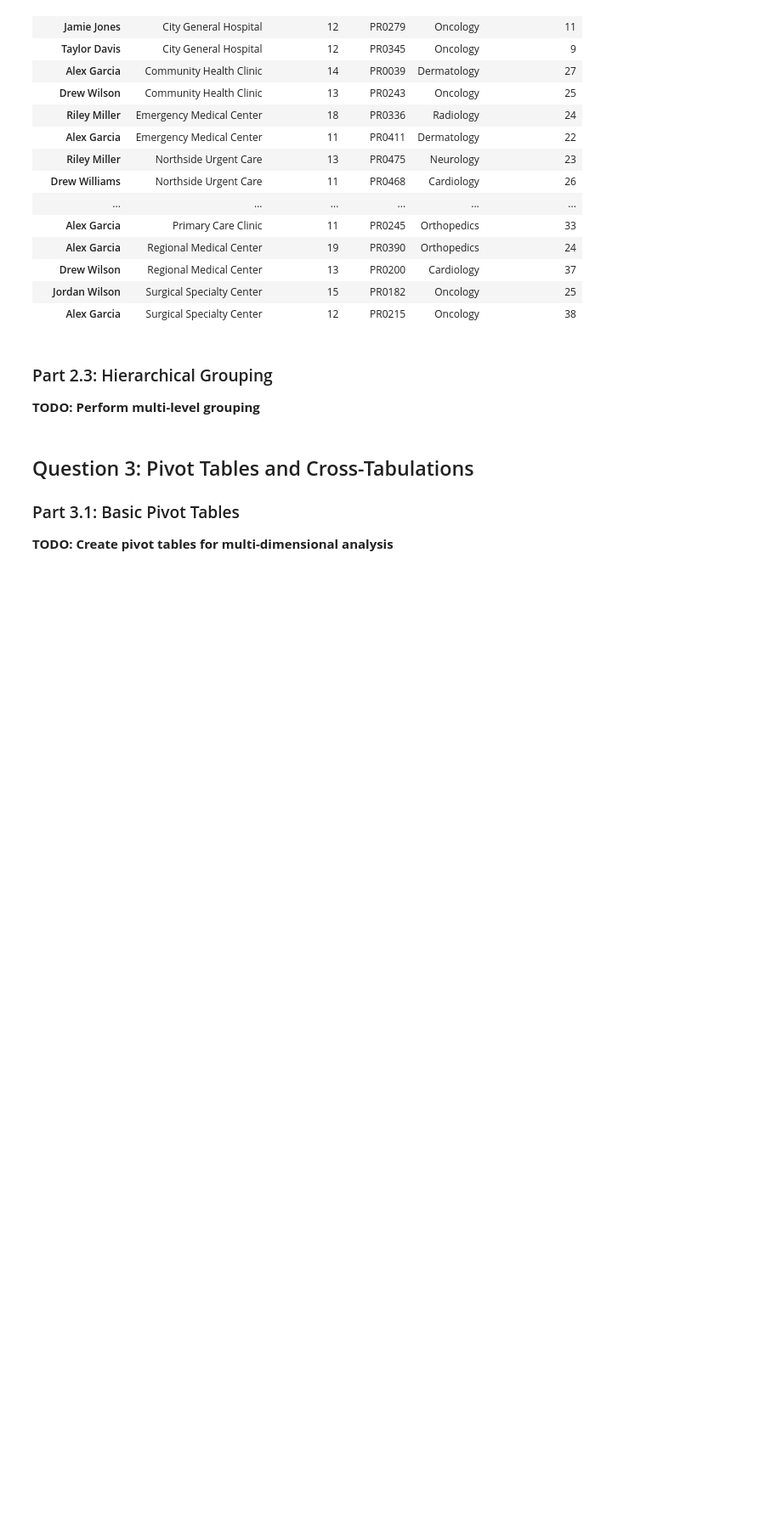
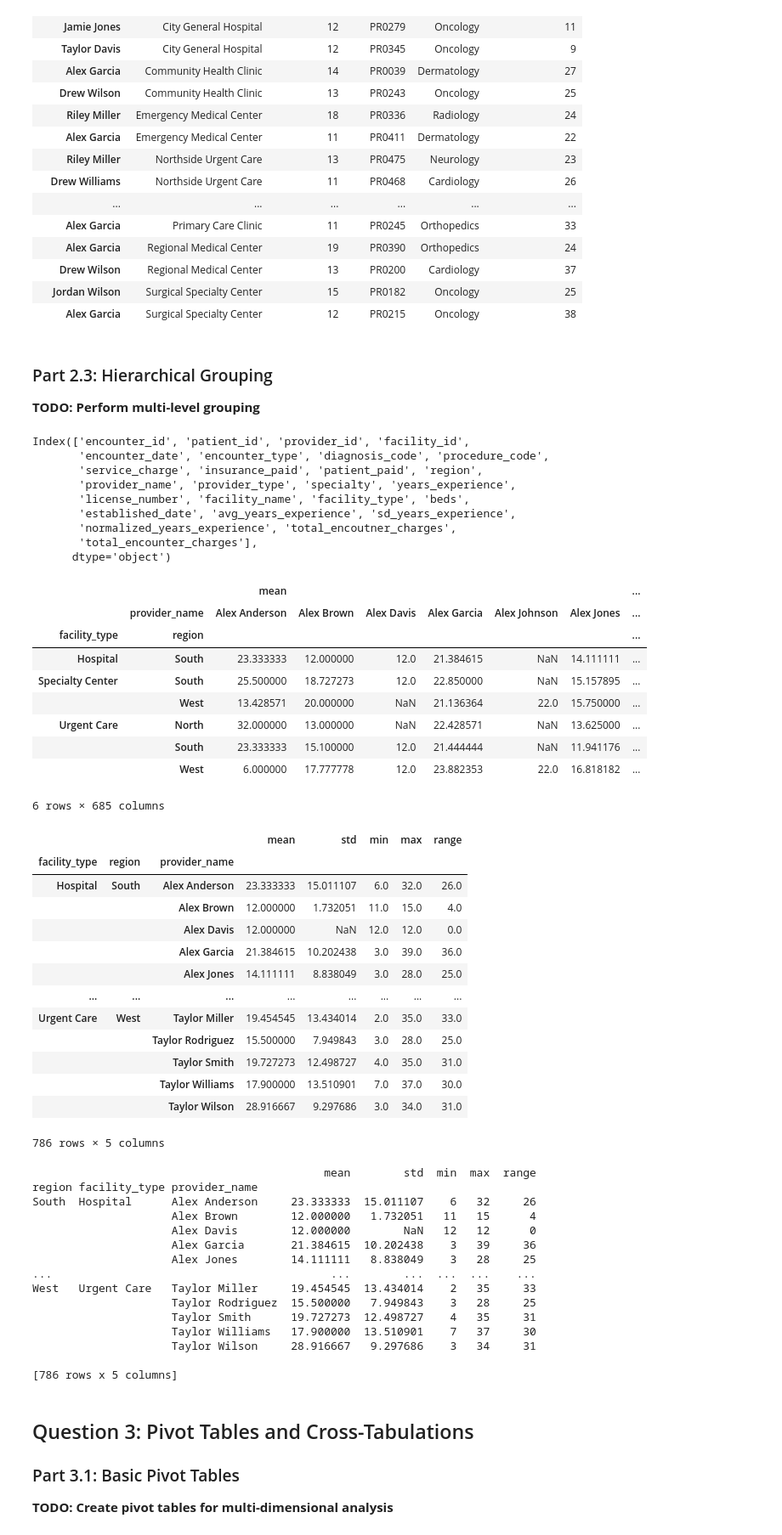
Before and after one commit to UCSF-DataSci/ds217-08-group-filter-and-flow-t25ara, a Jupyter notebook: assignment.ipynb, the cells around one changed output. Shown at 85% size. Cells and saved outputs as stored; diff of their text form; code cells hidden in the pictures; blank space fills up the shorter version.

```diff
--- a/assignment.ipynb
+++ b/assignment.ipynb
@@ -310,12 +311,70 @@ top_providers_by_facility.to_csv('output/q2_performance_report.txt', index=False
 **TODO: Perform multi-level grouping**
 # %%
 # TODO: Group by facility type and region
+print(merged_df.columns)
 # TODO: Calculate statistics for each facility_type-region combination
+hierarchical_data = merged_df.groupby(['facility_type', 'region']).apply(provider_stats)
+
 # TODO: Use unstack to convert to wide format
 # TODO: Use stack to convert back to long format
-
+wide_format = hierarchical_data.unstack()
+display(wide_format)
+long_format = wide_format.stack()
+display(long_format)
+swapped = hierarchical_data.swaplevel(0, 1)
+print(swapped)
 # TODO: Analyze the hierarchical structure
 # TODO: Save results as 'output/q2_hierarchical_analysis.csv'
+hierarchical_data.to_csv('output/q2_hierarchical_analysis.csv', index=False)
+# %% [output]
+Index(['encounter_id', 'patient_id', 'provider_id', 'facility_id',
+       'encounter_date', 'encounter_type', 'diagnosis_code', 'procedure_code',
+       'service_charge', 'insurance_paid', 'patient_paid', 'region',
+       'provider_name', 'provider_type', 'specialty', 'years_experience',
+       'license_number', 'facility_name', 'facility_type', 'beds',
+       'established_date', 'avg_years_experience', 'sd_years_experience',
+       'normalized_years_experience', 'total_encoutner_charges',
+       'total_encounter_charges'],
+      dtype='object')
+|  |  | mean |  |  |  |  |  | ... |
+|  | provider_name | Alex Anderson | Alex Brown | Alex Davis | Alex Garcia | Alex Johnson | Alex Jones | ... |
+| facility_type | region |  |  |  |  |  |  | ... |
+| Hospital | South | 23.333333 | 12.000000 | 12.0 | 21.384615 | NaN | 14.111111 | ... |
+| Specialty Center | South | 25.500000 | 18.727273 | 12.0 | 22.850000 | NaN | 15.157895 | ... |
+|  | West | 13.428571 | 20.000000 | NaN | 21.136364 | 22.0 | 15.750000 | ... |
+| Urgent Care | North | 32.000000 | 13.000000 | NaN | 22.428571 | NaN | 13.625000 | ... |
+|  | South | 23.333333 | 15.100000 | 12.0 | 21.444444 | NaN | 11.941176 | ... |
+|  | West | 6.000000 | 17.777778 | 12.0 | 23.882353 | 22.0 | 16.818182 | ... |
+6 rows × 685 columns
+|  |  |  | mean | std | min | max | range |
+| facility_type | region | provider_name |  |  |  |  |  |
+| Hospital | South | Alex Anderson | 23.333333 | 15.011107 | 6.0 | 32.0 | 26.0 |
+|  |  | Alex Brown | 12.000000 | 1.732051 | 11.0 | 15.0 | 4.0 |
+|  |  | Alex Davis | 12.000000 | NaN | 12.0 | 12.0 | 0.0 |
+|  |  | Alex Garcia | 21.384615 | 10.202438 | 3.0 | 39.0 | 36.0 |
+|  |  | Alex Jones | 14.111111 | 8.838049 | 3.0 | 28.0 | 25.0 |
+| ... | ... | ... | ... | ... | ... | ... | ... |
+| Urgent Care | West | Taylor Miller | 19.454545 | 13.434014 | 2.0 | 35.0 | 33.0 |
+|  |  | Taylor Rodriguez | 15.500000 | 7.949843 | 3.0 | 28.0 | 25.0 |
+|  |  | Taylor Smith | 19.727273 | 12.498727 | 4.0 | 35.0 | 31.0 |
+|  |  | Taylor Williams | 17.900000 | 13.510901 | 7.0 | 37.0 | 30.0 |
+|  |  | Taylor Wilson | 28.916667 | 9.297686 | 3.0 | 34.0 | 31.0 |
+786 rows × 5 columns
+                                            mean        std  min  max  range
+region facility_type provider_name
+South  Hospital      Alex Anderson     23.333333  15.011107    6   32     26
+                     Alex Brown        12.000000   1.732051   11   15      4
+                     Alex Davis        12.000000        NaN   12   12      0
+                     Alex Garcia       21.384615  10.202438    3   39     36
+                     Alex Jones        14.111111   8.838049    3   28     25
+...                                          ...        ...  ...  ...    ...
+West   Urgent Care   Taylor Miller     19.454545  13.434014    2   35     33
+                     Taylor Rodriguez  15.500000   7.949843    3   28     25
+                     Taylor Smith      19.727273  12.498727    4   35     31
+                     Taylor Williams   17.900000  13.510901    7   37     30
+                     Taylor Wilson     28.916667   9.297686    3   34     31
+
+[786 rows x 5 columns]
 # %% [markdown]
 ## Question 3: Pivot Tables and Cross-Tabulations
 
```
Also changed, not shown: parts of 1 cell of this notebook, 2 other files.
